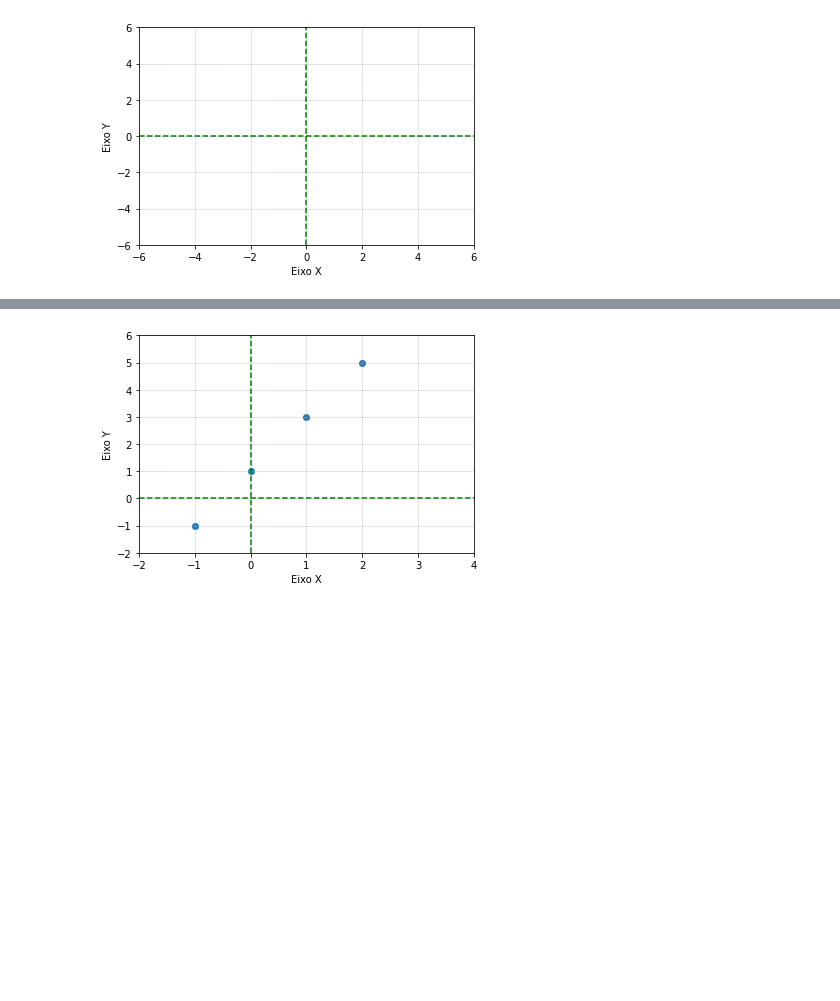
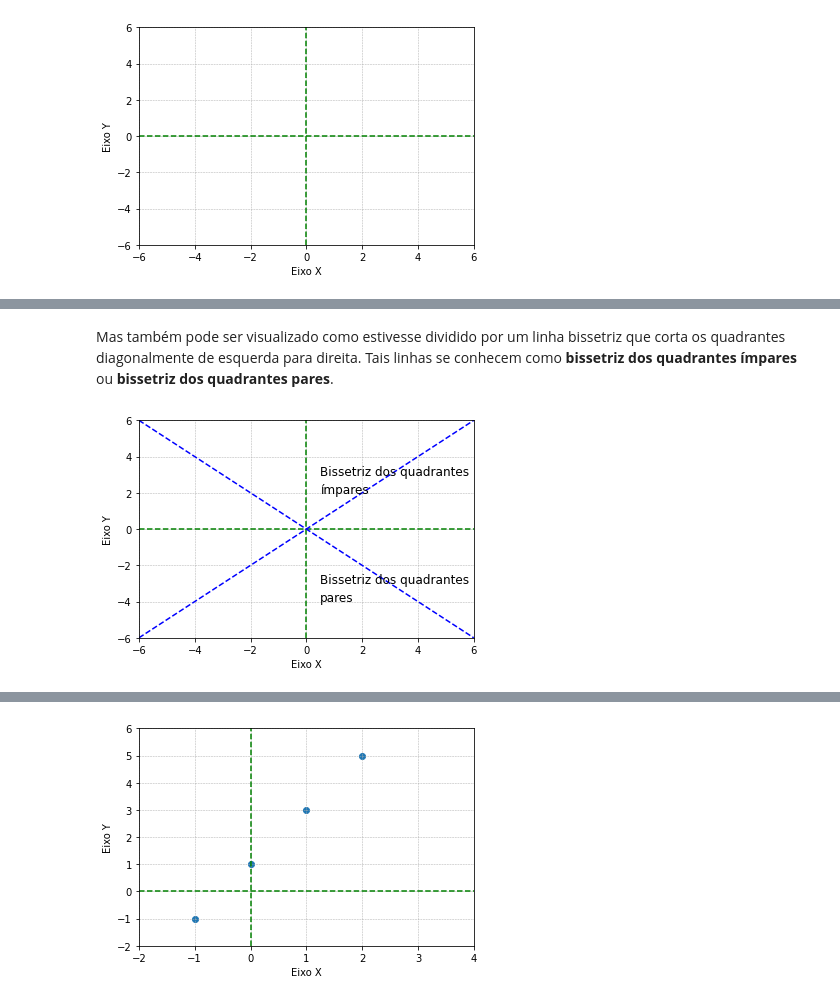
Before and after one commit to BorjaRuizReverter/LivroFisicaGeral, a Jupyter notebook: Tema2.ipynb, the cells around one changed output, grey strips where cells are left out. Cells and saved outputs as stored; diff of their text form; code cells hidden in the pictures; blank space fills up the shorter version.

```diff
--- a/Tema2.ipynb
+++ b/Tema2.ipynb
@@ -85,0 +120,52 @@ Dado então o plano cartesiano, podemos então representar tais pares ordenados
+# %% [markdown]
+Mas também pode ser visualizado como estivesse dividido por um linha bissetriz que corta os quadrantes diagonalmente de esquerda para direita. Tais linhas se conhecem como **bissetriz dos quadrantes ímpares** ou **bissetriz dos quadrantes pares**.
+# %%
+# importing the required module
+import matplotlib.pyplot as plt
+# x axis values
+x = [-1,0,1,2]
+# corresponding y axis values
+y = [-1,1,3,5]
+
+# plotting the points
+plt.scatter(x, y, marker='')
+
+# naming the x axis
+plt.xlabel('Eixo X')
+# naming the y axis
+plt.ylabel('Eixo Y')
+
+# giving a title to my graph
+plt.title('')
+
+#axis limits
+plt.xlim(-6, 6)
+plt.ylim(-6, 6)
+plt.grid(linestyle = '--', linewidth = 0.5)
+
+xorigem_ver = [0, 0, 0, 0, 0, 0, 0]
+yorigem_ver = [-6, -4, -2, 0, 2, 4, 6]
+plt.plot(xorigem_ver, yorigem_ver, marker='', color='green', linestyle="--")
+
+xorigem_hor = [-6, -4, -2, 0, 2, 4, 6]
+yorigem_hor = [0, 0, 0, 0, 0, 0, 0]
+plt.plot(xorigem_hor, yorigem_hor, marker='', color='green', linestyle="--")
+
+xorigem_ver = [-6, -4, -2, 0, 2, 4, 6]
+yorigem_ver = [-6, -4, -2, 0, 2, 4, 6]
+plt.plot(xorigem_ver, yorigem_ver, marker='', color='blue', linestyle="--")
+
+xorigem_ver = [-6, -4, -2, 0, 2, 4, 6]
+yorigem_ver = [6, 4, 2, 0, -2, -4, -6]
+plt.plot(xorigem_ver, yorigem_ver, marker='', color='blue', linestyle="--")
+
+#adding text inside the plot
+plt.text(0.5, 3, 'Bissetriz dos quadrantes', fontsize = 12)
+plt.text(0.5, 2, 'ímpares', fontsize = 12)
+plt.text(0.5, -3, 'Bissetriz dos quadrantes', fontsize = 12)
+plt.text(0.5, -4, 'pares', fontsize = 12)
+
+# function to show the plot
+plt.show()
+# %% [output]
+[figure, added]
```
Also changed, not shown: parts of 8 cells of this notebook.
